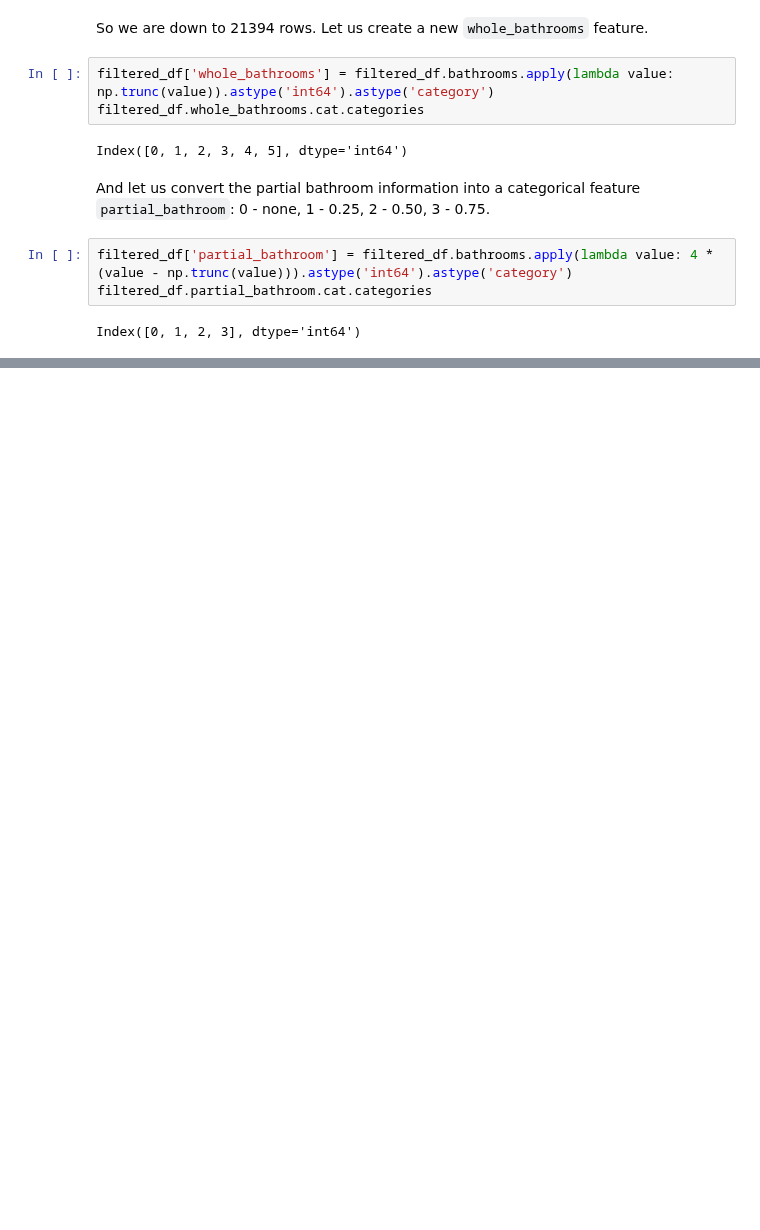
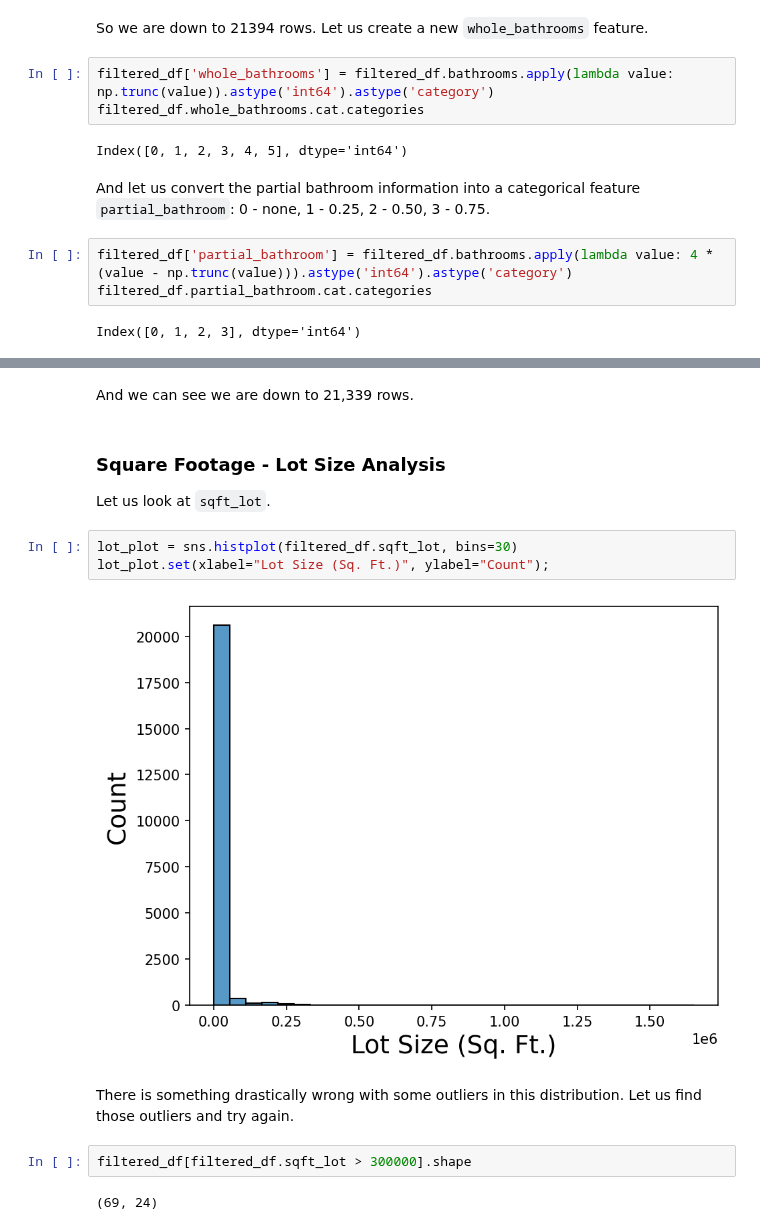
Before and after one commit to jmfb/CS5610, a Jupyter notebook: m4p4/M4 Project 4.ipynb, the cells around one changed output, grey strips where cells are left out. Drawn from its saved outputs; the diff is of its cells as text; blank space fills up the shorter version.

```diff
--- a/m4p4/M4 Project 4.ipynb
+++ b/m4p4/M4 Project 4.ipynb
@@ -222,0 +239,17 @@ Index([0, 1, 2, 3], dtype='int64')
+# %% [markdown]
+And we can see we are down to 21,339 rows.
+# %% [markdown]
+### Square Footage - Lot Size Analysis
+
+Let us look at `sqft_lot`.
+# %%
+lot_plot = sns.histplot(filtered_df.sqft_lot, bins=30)
+lot_plot.set(xlabel="Lot Size (Sq. Ft.)", ylabel="Count");
+# %% [output]
+[figure, added]
+# %% [markdown]
+There is something drastically wrong with some outliers in this distribution.  Let us find those outliers and try again.
+# %%
+filtered_df[filtered_df.sqft_lot > 300000].shape
+# %% [output]
+(69, 24)
```
Also changed, not shown: parts of 28 cells of this notebook.
